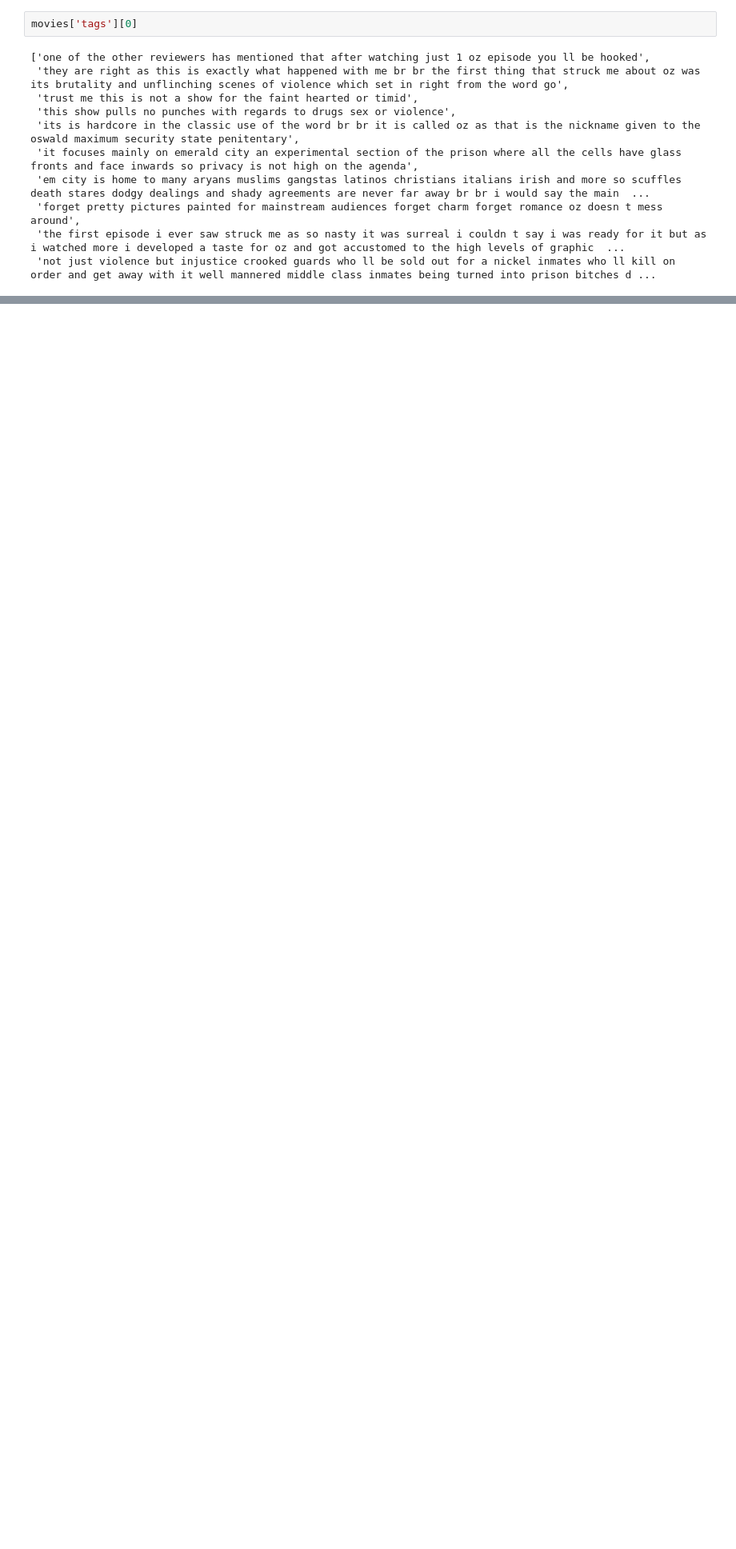
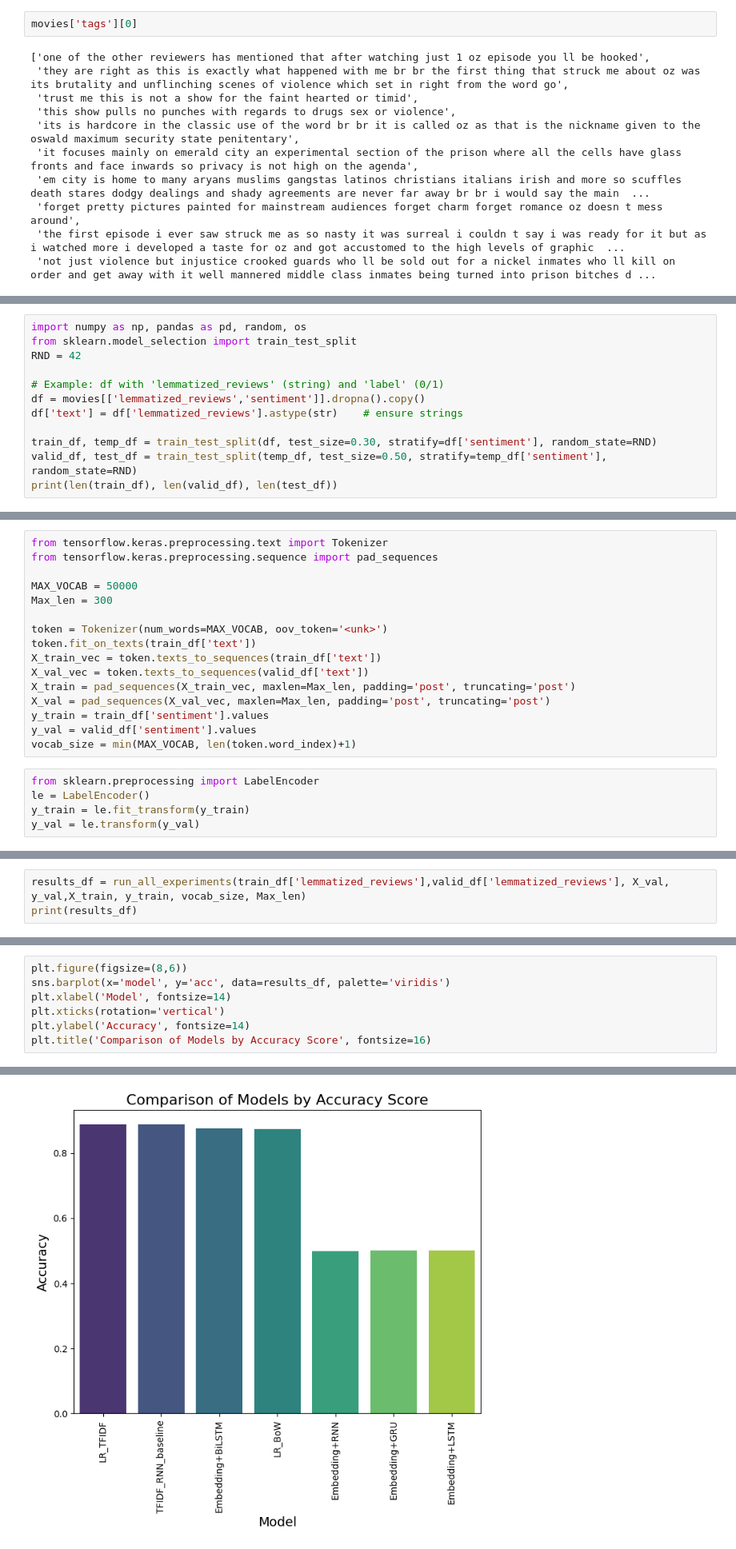
Before and after one commit to christina3099/Sentiment-Analysis, a Jupyter notebook: Sentiment_Analysis.ipynb, the cells around one changed output, grey strips where cells are left out. Shown at 80% size. Cells and saved outputs as stored; diff of their text form; blank space fills up the shorter version.

```diff
--- a/Sentiment_Analysis.ipynb
+++ b/Sentiment_Analysis.ipynb
@@ -142,0 +403,12 @@ movies['tags'][0]
+# %%
+import numpy as np, pandas as pd, random, os
+from sklearn.model_selection import train_test_split
+RND = 42
+
+# Example: df with 'lemmatized_reviews' (string) and 'label' (0/1)
+df = movies[['lemmatized_reviews','sentiment']].dropna().copy()
+df['text'] = df['lemmatized_reviews'].astype(str)    # ensure strings
+
+train_df, temp_df = train_test_split(df, test_size=0.30, stratify=df['sentiment'], random_state=RND)
+valid_df, test_df = train_test_split(temp_df, test_size=0.50, stratify=temp_df['sentiment'], random_state=RND)
+print(len(train_df), len(valid_df), len(test_df))
@@ -142,0 +441,21 @@ movies['tags'][0]
+# %%
+from tensorflow.keras.preprocessing.text import Tokenizer
+from tensorflow.keras.preprocessing.sequence import pad_sequences
+
+MAX_VOCAB = 50000
+Max_len = 300
+
+token = Tokenizer(num_words=MAX_VOCAB, oov_token='<unk>')
+token.fit_on_texts(train_df['text'])
+X_train_vec = token.texts_to_sequences(train_df['text'])
+X_val_vec = token.texts_to_sequences(valid_df['text'])
+X_train = pad_sequences(X_train_vec, maxlen=Max_len, padding='post', truncating='post')
+X_val = pad_sequences(X_val_vec, maxlen=Max_len, padding='post', truncating='post')
+y_train = train_df['sentiment'].values
+y_val = valid_df['sentiment'].values
+vocab_size = min(MAX_VOCAB, len(token.word_index)+1)
+# %%
+from sklearn.preprocessing import LabelEncoder
+le = LabelEncoder()
+y_train = le.fit_transform(y_train)
+y_val = le.transform(y_val)
@@ -142,0 +593,3 @@ movies['tags'][0]
+# %%
+results_df = run_all_experiments(train_df['lemmatized_reviews'],valid_df['lemmatized_reviews'], X_val, y_val,X_train, y_train, vocab_size, Max_len)
+print(results_df)
@@ -142,0 +609,8 @@ movies['tags'][0]
+# %%
+plt.figure(figsize=(8,6))
+sns.barplot(x='model', y='acc', data=results_df, palette='viridis')
+plt.xlabel('Model', fontsize=14)
+plt.xticks(rotation='vertical')
+plt.ylabel('Accuracy', fontsize=14)
+plt.title('Comparison of Models by Accuracy Score', fontsize=16)
+# %% [output]
@@ -142,0 +618 @@ movies['tags'][0]
+[figure, added]
```
Also changed, not shown: parts of 30 cells of this notebook.
